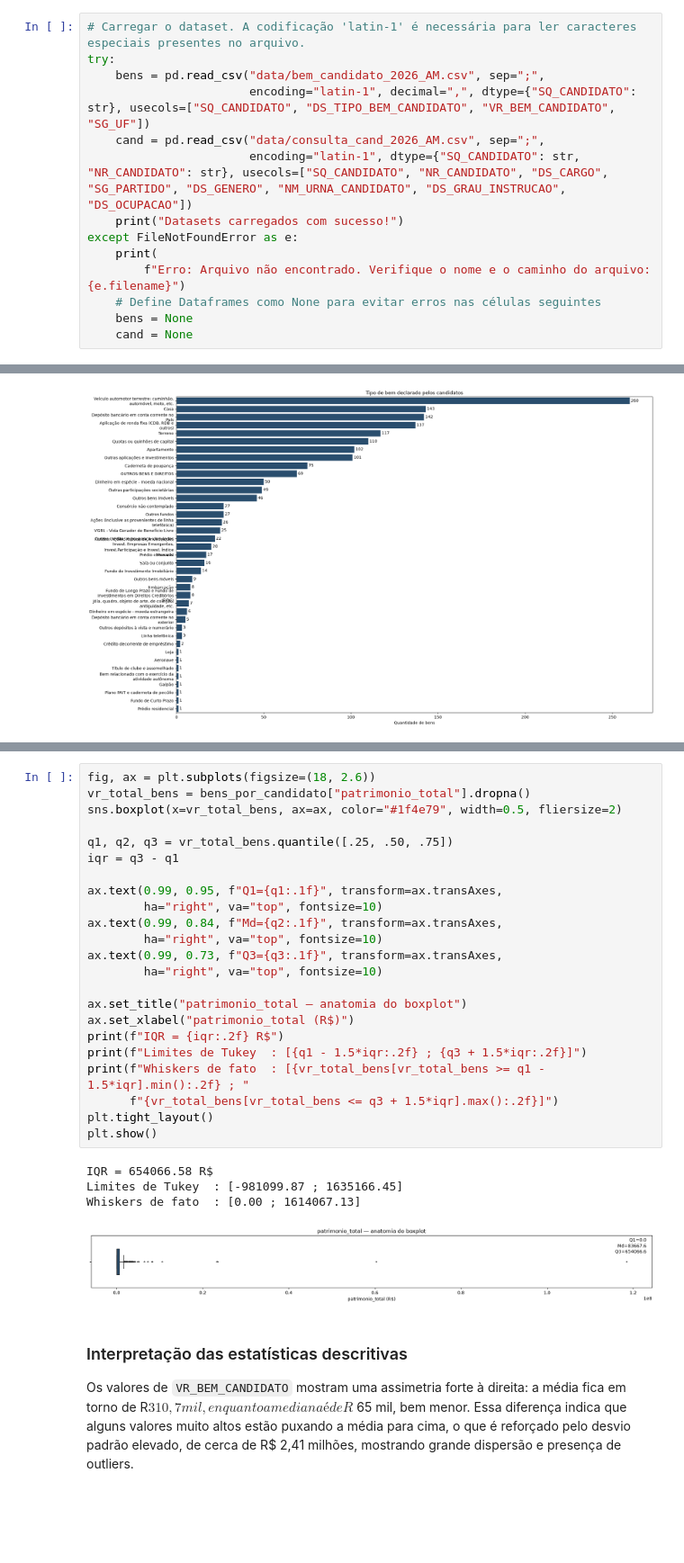
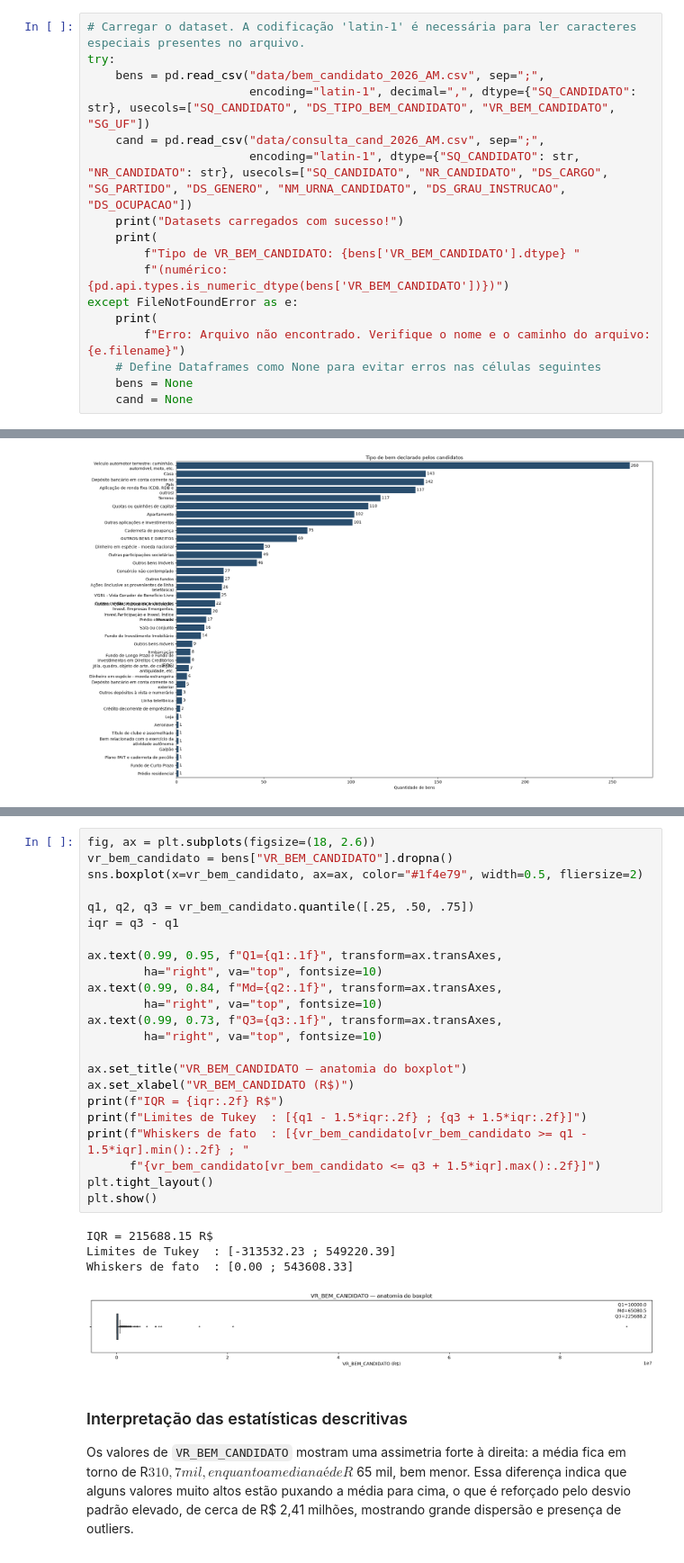
Before and after one commit to aldemirsilva/web-academy-ufam, a Jupyter notebook: WACAD020 - Ciência de Dados/atividade_final/analise.ipynb, the cells around one changed output, grey strips where cells are left out. Shown at 90% size. Saved outputs shown, nothing was run; the diff lists cells and outputs as text; blank space fills up the shorter version.

```diff
--- a/WACAD020 - Ciência de Dados/atividade_final/analise.ipynb
+++ b/WACAD020 - Ciência de Dados/atividade_final/analise.ipynb
@@ -19,6 +19,9 @@ try:
     cand = pd.read_csv("data/consulta_cand_2026_AM.csv", sep=";",
                        encoding="latin-1", dtype={"SQ_CANDIDATO": str, "NR_CANDIDATO": str}, usecols=["SQ_CANDIDATO", "NR_CANDIDATO", "DS_CARGO", "SG_PARTIDO", "DS_GENERO", "NM_URNA_CANDIDATO", "DS_GRAU_INSTRUCAO", "DS_OCUPACAO"])
     print("Datasets carregados com sucesso!")
+    print(
+        f"Tipo de VR_BEM_CANDIDATO: {bens['VR_BEM_CANDIDATO'].dtype} "
+        f"(numérico: {pd.api.types.is_numeric_dtype(bens['VR_BEM_CANDIDATO'])})")
 except FileNotFoundError as e:
     print(
         f"Erro: Arquivo não encontrado. Verifique o nome e o caminho do arquivo: {e.filename}")
@@ -513,31 +519,31 @@ O intervalo interquartil é amplo, mas os limites de Tukey indicam que há obser
 # %%
 fig, ax = plt.subplots(figsize=(18, 2.6))
-vr_total_bens = bens_por_candidato["patrimonio_total"].dropna()
-sns.boxplot(x=vr_total_bens, ax=ax, color="#1f4e79", width=0.5, fliersize=2)
+vr_bem_candidato = bens["VR_BEM_CANDIDATO"].dropna()
+sns.boxplot(x=vr_bem_candidato, ax=ax, color="#1f4e79", width=0.5, fliersize=2)
 
-q1, q2, q3 = vr_total_bens.quantile([.25, .50, .75])
+q1, q2, q3 = vr_bem_candidato.quantile([.25, .50, .75])
 iqr = q3 - q1
 
 ax.text(0.99, 0.95, f"Q1={q1:.1f}", transform=ax.transAxes,
         ha="right", va="top", fontsize=10)
 ax.text(0.99, 0.84, f"Md={q2:.1f}", transform=ax.transAxes,
         ha="right", va="top", fontsize=10)
 ax.text(0.99, 0.73, f"Q3={q3:.1f}", transform=ax.transAxes,
         ha="right", va="top", fontsize=10)
 
-ax.set_title("patrimonio_total — anatomia do boxplot")
-ax.set_xlabel("patrimonio_total (R$)")
+ax.set_title("VR_BEM_CANDIDATO — anatomia do boxplot")
+ax.set_xlabel("VR_BEM_CANDIDATO (R$)")
 print(f"IQR = {iqr:.2f} R$")
 print(f"Limites de Tukey  : [{q1 - 1.5*iqr:.2f} ; {q3 + 1.5*iqr:.2f}]")
-print(f"Whiskers de fato  : [{vr_total_bens[vr_total_bens >= q1 - 1.5*iqr].min():.2f} ; "
-      f"{vr_total_bens[vr_total_bens <= q3 + 1.5*iqr].max():.2f}]")
+print(f"Whiskers de fato  : [{vr_bem_candidato[vr_bem_candidato >= q1 - 1.5*iqr].min():.2f} ; "
+      f"{vr_bem_candidato[vr_bem_candidato <= q3 + 1.5*iqr].max():.2f}]")
 plt.tight_layout()
 plt.show()
 # %% [output]
-IQR = 654066.58 R$
-Limites de Tukey  : [-981099.87 ; 1635166.45]
-Whiskers de fato  : [0.00 ; 1614067.13]
+IQR = 215688.15 R$
+Limites de Tukey  : [-313532.23 ; 549220.39]
+Whiskers de fato  : [0.00 ; 543608.33]
-[figure, old version]
+[figure, new version]
 # %% [markdown]
 ### Interpretação das estatísticas descritivas
 
```
Also changed, not shown: parts of 8 cells of this notebook, 2 other files.
